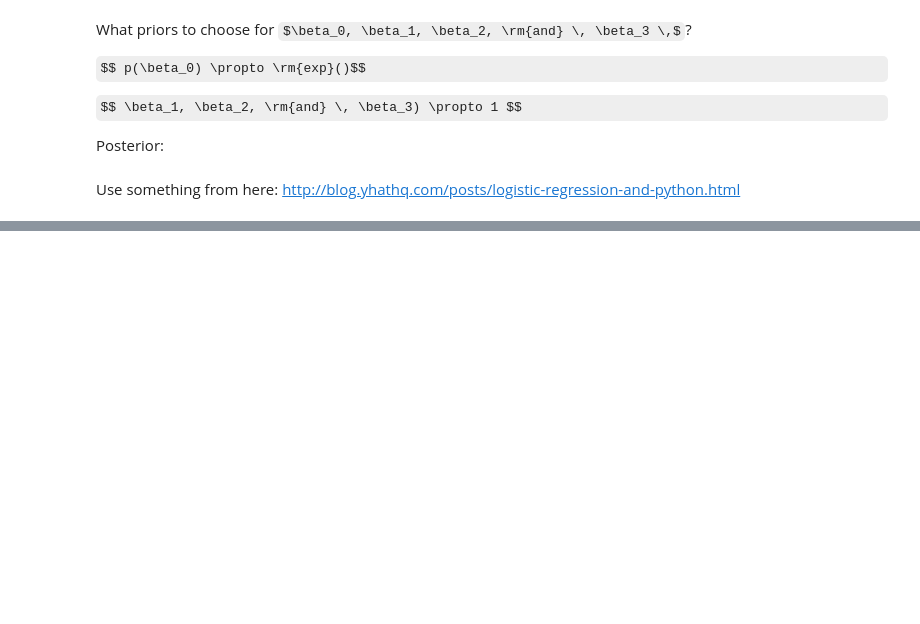
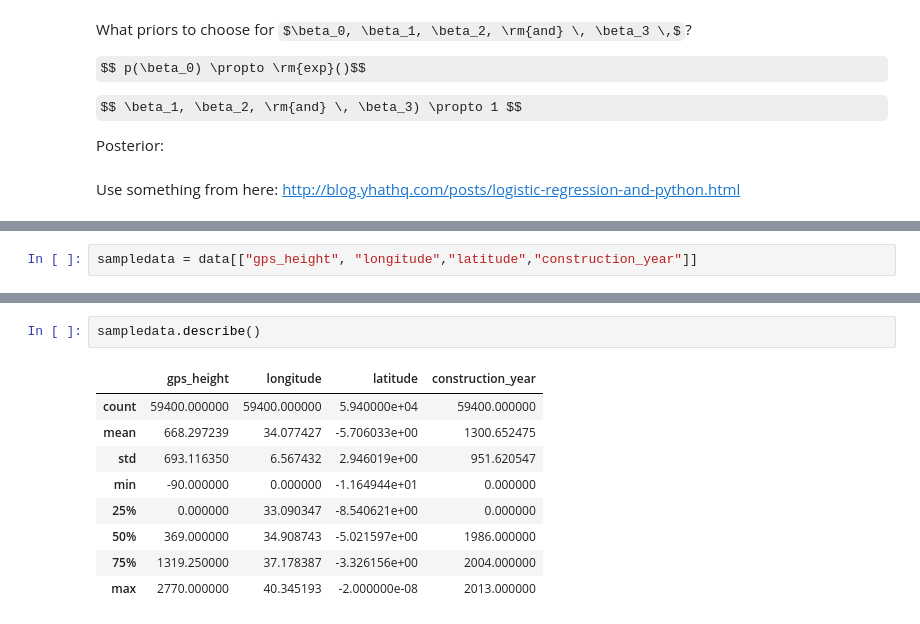
Before and after one commit to ghaslam/AM207, a Jupyter notebook: ModelOutline.ipynb, the cells around one changed output, grey strips where cells are left out. Cells and saved outputs as stored; diff of their text form; some formulas as TeX source; blank space fills up the shorter version.

```diff
--- a/ModelOutline.ipynb
+++ b/ModelOutline.ipynb
@@ -63,0 +93,2 @@ data.head(20)
+# %%
+sampledata = data[["gps_height", "longitude","latitude","construction_year"]]
@@ -63,0 +115,12 @@ data.head(20)
+# %%
+sampledata.describe()
+# %% [output]
+|  | gps_height | longitude | latitude | construction_year |
+| count | 59400.000000 | 59400.000000 | 5.940000e+04 | 59400.000000 |
+| mean | 668.297239 | 34.077427 | -5.706033e+00 | 1300.652475 |
+| std | 693.116350 | 6.567432 | 2.946019e+00 | 951.620547 |
+| min | -90.000000 | 0.000000 | -1.164944e+01 | 0.000000 |
+| 25% | 0.000000 | 33.090347 | -8.540621e+00 | 0.000000 |
+| 50% | 369.000000 | 34.908743 | -5.021597e+00 | 1986.000000 |
+| 75% | 1319.250000 | 37.178387 | -3.326156e+00 | 2004.000000 |
+| max | 2770.000000 | 40.345193 | -2.000000e-08 | 2013.000000 |
```
Also changed, not shown: parts of 5 cells of this notebook.
